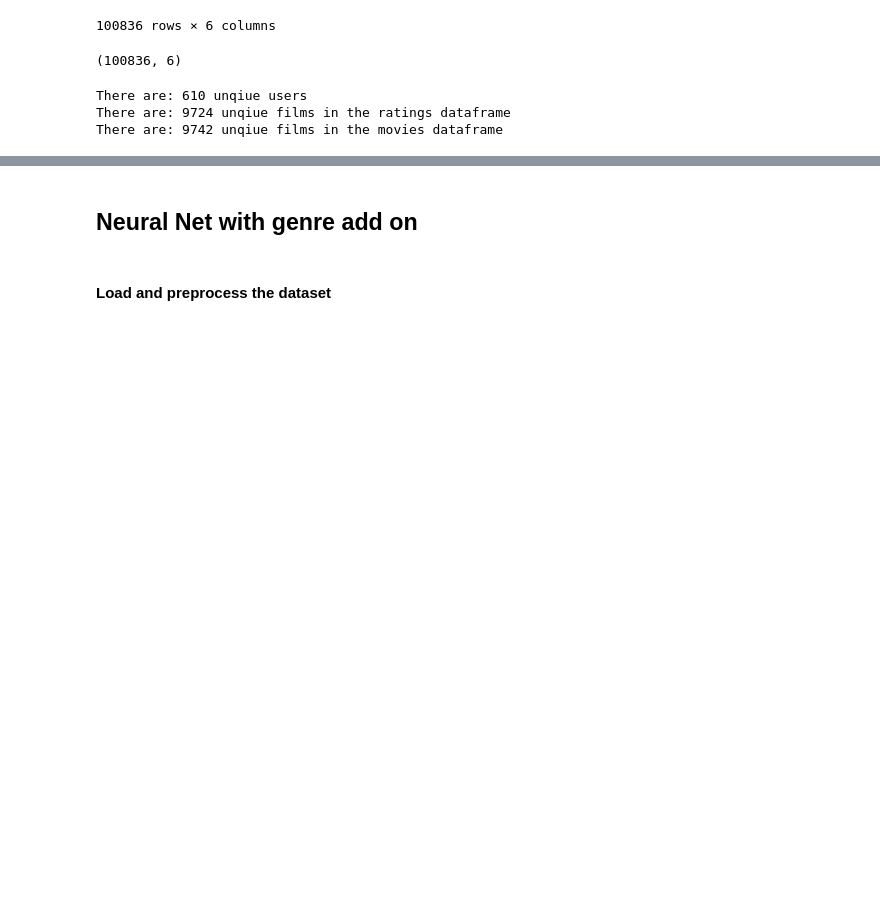
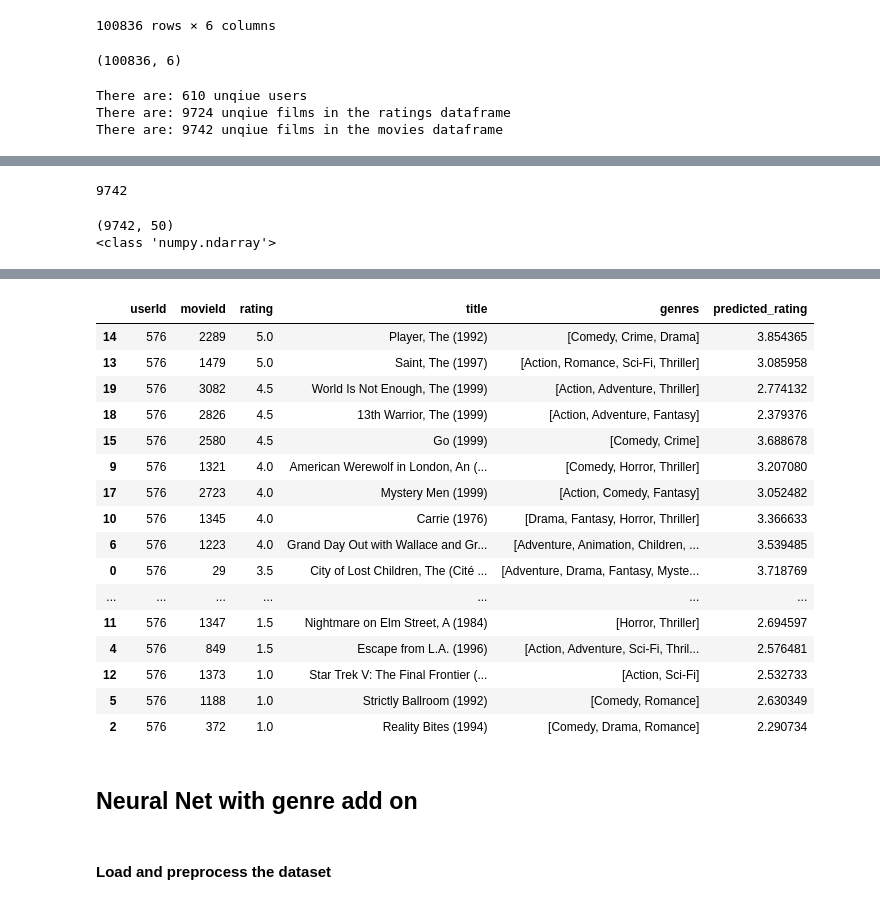
Before and after one commit to jgraham91/final-project, a Jupyter notebook: notebooks/FINAL-PROJECT.ipynb, the cells around one changed output, grey strips where cells are left out. Saved outputs shown, nothing was run; the diff lists cells and outputs as text; code cells hidden in the pictures; blank space fills up the shorter version.

```diff
--- a/notebooks/FINAL-PROJECT.ipynb
+++ b/notebooks/FINAL-PROJECT.ipynb
@@ -129,0 +162,3 @@ IndexError: index 46969 is out of bounds for axis 0 with size 9742
+# %%
+ratings_with_genre = pd.concat([ratings, genre_df], axis=1)
+ratings_with_genre
@@ -129,0 +328,15 @@ IndexError: index 46969 is out of bounds for axis 0 with size 9742
+# %%
+# Extract the genre information from the ratings dataframe
+genre_lists = movies['genres'].tolist()
+
+# Perform one-hot encoding on the genre lists
+mlb = MultiLabelBinarizer()
+genre_features = mlb.fit_transform(genre_lists)
+
+# Retrieve the list of genre classes
+genre_classes = mlb.classes_
+
+# Create a movie dataframe with the one-hot encoded genre features
+movies_with_genres = pd.DataFrame(genre_features, columns=genre_classes)
+movies_with_genres = pd.concat([movies, movies_with_genres], axis=1)
+# movies_with_genres
@@ -129,0 +393,38 @@ IndexError: index 46969 is out of bounds for axis 0 with size 9742
+# %%
+len(all_of_the_title_sequences)
+# %% [output]
+9742
+# %%
+print(all_of_the_title_sequences.shape)
+print(type(all_of_the_title_sequences))
+# %% [output]
+(9742, 50)
+<class 'numpy.ndarray'>
+# %%
+# Choose the user for whom you want to make recommendations
+test_user = 576
+
+#create user_ratings dataframe
+user_ratings = ratings[ratings['userId'] == test_user][['userId', 'movieId', 'rating']]
+user_ratings = pd.merge(user_ratings, movies,on = 'movieId', how='left')
+user_films_viewed = user_ratings['movieId'].values
+
+#filter the title sequences to only include the movies that the user has watched
+user_movie_titles = all_of_the_title_sequences[user_films_viewed]
+
+#create a array of all the genres from the movies that the user watched
+user_movie_genres = movies_with_genres[movies_with_genres['movieId'].isin(user_ratings['movieId'])]
+user_movie_genres = user_movie_genres.iloc[:, -20:].values
+
+# Create an array of the user ID to match the shape of user_films_viewed
+user_id_array = np.array([test_user] * len(user_films_viewed))
+
+# Get the model predictions for the user and movie IDs
+user_predictions = model3.predict([user_id_array, user_films_viewed, user_movie_titles, user_movie_genres])
+user_predictions = user_predictions * (max_rating - min_rating) + min_rating
+user_predictions = np.clip(user_predictions, a_min=None, a_max=5.0)
+
+#add a column for predicted rating to the data frame
+user_ratings['predicted_rating'] = user_predictions
+user_ratings.sort_values(by='rating',ascending=False)
+# %% [output]
@@ -130,3 +432,20 @@ IndexError: index 46969 is out of bounds for axis 0 with size 9742
+|  | userId | movieId | rating | title | genres | predicted_rating |
+| 14 | 576 | 2289 | 5.0 | Player, The (1992) | [Comedy, Crime, Drama] | 3.854365 |
+| 13 | 576 | 1479 | 5.0 | Saint, The (1997) | [Action, Romance, Sci-Fi, Thriller] | 3.085958 |
+| 19 | 576 | 3082 | 4.5 | World Is Not Enough, The (1999) | [Action, Adventure, Thriller] | 2.774132 |
+| 18 | 576 | 2826 | 4.5 | 13th Warrior, The (1999) | [Action, Adventure, Fantasy] | 2.379376 |
+| 15 | 576 | 2580 | 4.5 | Go (1999) | [Comedy, Crime] | 3.688678 |
+| 9 | 576 | 1321 | 4.0 | American Werewolf in London, An (... | [Comedy, Horror, Thriller] | 3.207080 |
+| 17 | 576 | 2723 | 4.0 | Mystery Men (1999) | [Action, Comedy, Fantasy] | 3.052482 |
+| 10 | 576 | 1345 | 4.0 | Carrie (1976) | [Drama, Fantasy, Horror, Thriller] | 3.366633 |
+| 6 | 576 | 1223 | 4.0 | Grand Day Out with Wallace and Gr... | [Adventure, Animation, Children, ... | 3.539485 |
+| 0 | 576 | 29 | 3.5 | City of Lost Children, The (Cité ... | [Adventure, Drama, Fantasy, Myste... | 3.718769 |
+| ... | ... | ... | ... | ... | ... | ... |
+| 11 | 576 | 1347 | 1.5 | Nightmare on Elm Street, A (1984) | [Horror, Thriller] | 2.694597 |
+| 4 | 576 | 849 | 1.5 | Escape from L.A. (1996) | [Action, Adventure, Sci-Fi, Thril... | 2.576481 |
+| 12 | 576 | 1373 | 1.0 | Star Trek V: The Final Frontier (... | [Action, Sci-Fi] | 2.532733 |
+| 5 | 576 | 1188 | 1.0 | Strictly Ballroom (1992) | [Comedy, Romance] | 2.630349 |
+| 2 | 576 | 372 | 1.0 | Reality Bites (1994) | [Comedy, Drama, Romance] | 2.290734 |
 # %% [markdown]
 ## Neural Net with genre add on
 # %% [markdown]
```
Also changed, not shown: parts of 39 cells of this notebook.
